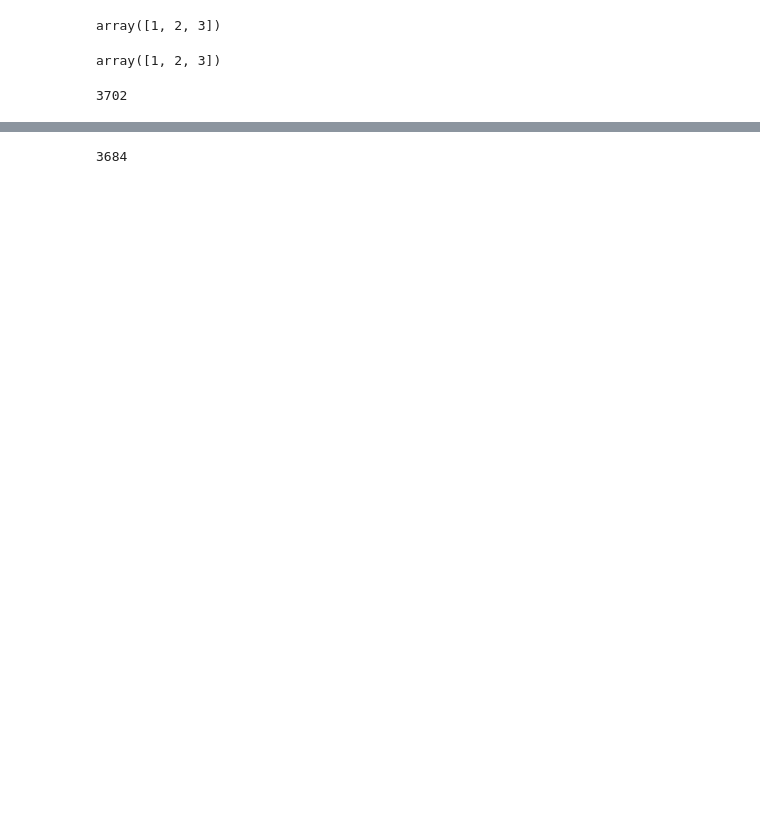
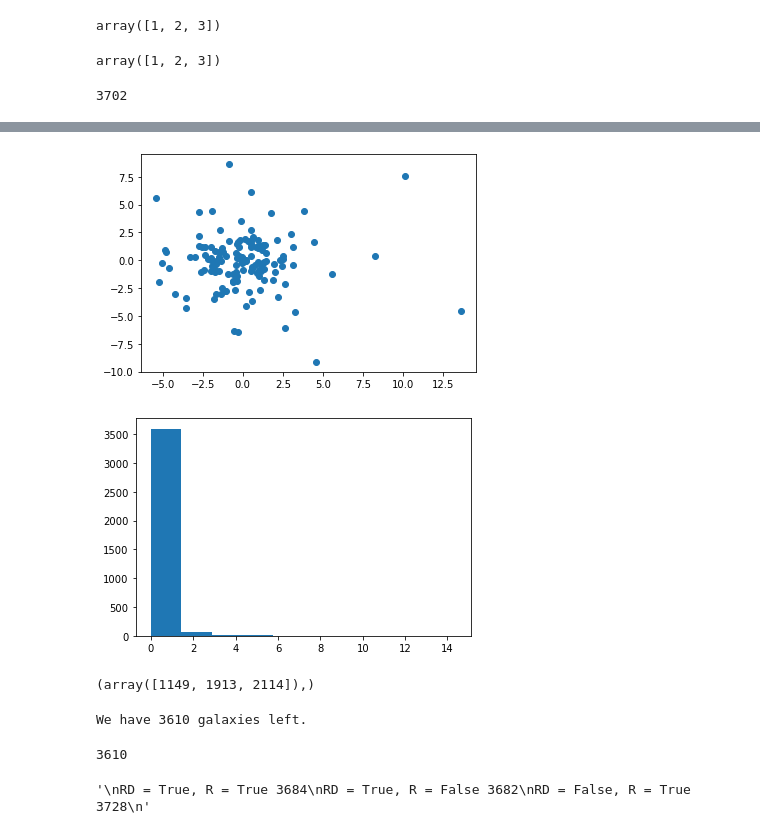
Before and after one commit to tobiasgeron/coordinate_matching, a Jupyter notebook: Example.ipynb, the cells around one changed output, grey strips where cells are left out. Saved outputs shown, nothing was run; the diff lists cells and outputs as text; code cells hidden in the pictures; blank space fills up the shorter version.

Commit message:
Added plot_coordinate_difference

```diff
--- a/Example.ipynb
+++ b/Example.ipynb
@@ -48 +64,17 @@ len(df)
+# %%
+delta_ra = (df['ra'] - df['objra'])*3600
+delta_dec = (df['dec'] - df['objdec'])*3600
+
+plt.scatter(delta_ra,delta_dec)
+plt.show()
+
+delta = np.sqrt(delta_ra**2 + delta_dec**2)
+plt.hist(delta)
+plt.show()
+
+np.where(delta > 10)
+# %% [output]
+[figure, added]
+[figure, added]
+(array([1149, 1913, 2114]),)
 # %%
@@ -52,4 +84,26 @@ idx, _, _, _ = match_catalogs([np.array(df_manga['objra']),np.array(df_manga['ob
-# %%
-len(np.where(~np.isnan(idx))[0])
-# %% [output]
-3684
+# %%
+df_gz = df_gz.reset_index()
+
+# Remove all where idx is np.nan, so no match found.
+ind_selection = np.where(np.isnan(idx))[0]
+df_manga = df_manga.drop(ind_selection,axis=0)
+df_manga = df_manga.reset_index(drop=True)
+idx_denan = [int(i) for i in idx if ~np.isnan(i)]
+
+# Match data to it
+df_manga['index'] = list(df_gz['index'][idx_denan])
+df_coor = df_manga.merge(df_gz,left_on='index',right_on='index', how='inner', suffixes = ('_manga','_gz'))
+df_coor = df_coor.drop(columns=['index'])
+print('We have ' + str(len(df_coor))+ ' galaxies left.') #12509
+# %% [output]
+We have 3610 galaxies left.
+# %%
+print(len(np.where(~np.isnan(idx))[0]) )
+"""
+RD = True, R = True 3684
+RD = True, R = False 3682
+RD = False, R = True 3728
+"""
+# %% [output]
+3610
+'\nRD = True, R = True 3684\nRD = True, R = False 3682\nRD = False, R = True 3728\n'
```
Also changed, not shown: parts of 11 cells of this notebook, 2 other files.
